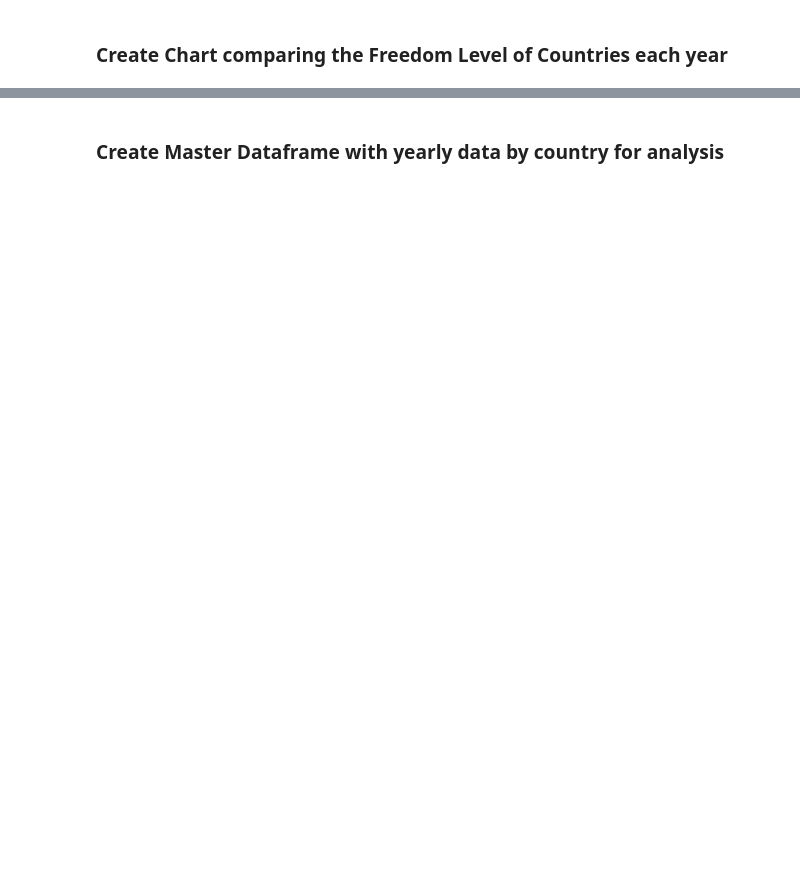
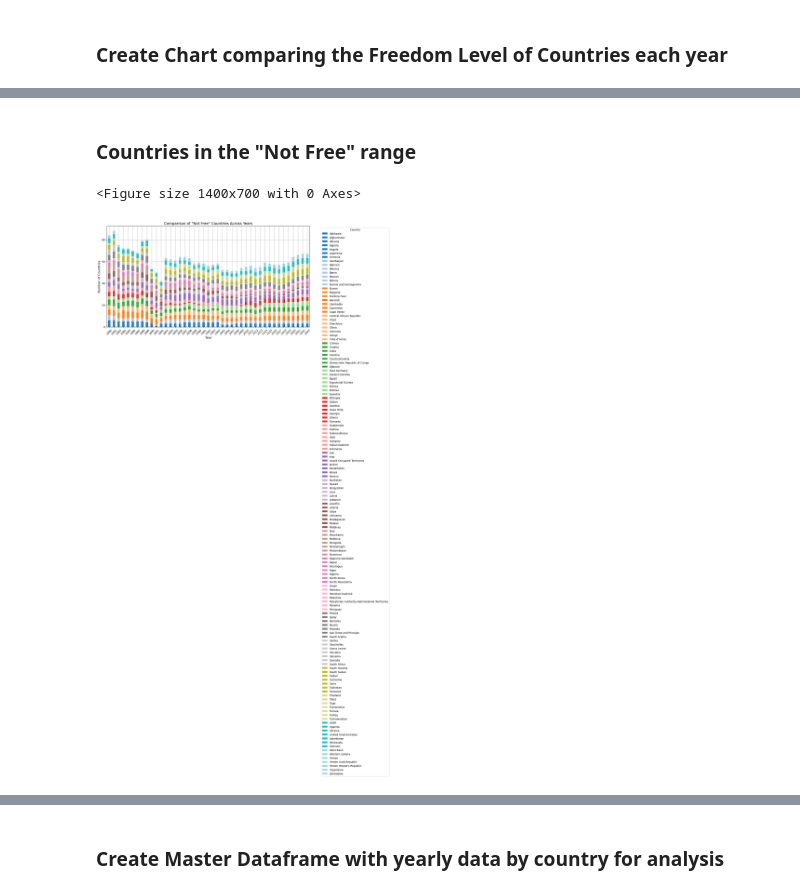
Before and after one commit to jcbritton/Project1_Team2_repo, a Jupyter notebook: kellam_project_code.ipynb, the cells around one changed output, grey strips where cells are left out. Cells and saved outputs as stored; diff of their text form; code cells hidden in the pictures; blank space fills up the shorter version.

```diff
--- a/kellam_project_code.ipynb
+++ b/kellam_project_code.ipynb
@@ -283,0 +286,40 @@ plt.show()
+# %% [markdown]
+### Countries in the "Not Free" range
+# %%
+# Define the mapping from numbers to words
+freedom_level_mapping = {
+    0: 'Not Free',
+    1: 'Free',
+    2: 'Partly Free',
+}
+
+# Filter the DataFrame to include only data from the year 1980 onwards
+regimes_df_filtered = regimes_df[regimes_df['Year'] >= 1980]
+
+# Filter for 'Not Free' countries
+not_free_df = regimes_df_filtered[regimes_df_filtered['Freedom Level'] == 0]
+
+# Group by 'Year' and 'Country' to count occurrences of 'Not Free'
+not_free_counts = not_free_df.groupby(['Year', 'Country']).size().reset_index(name='Count')
+
+# Pivot the data for easier plotting
+pivot_not_free_df = not_free_counts.pivot(index='Year', columns='Country', values='Count').fillna(0)
+
+# Plotting
+plt.figure(figsize=(14, 7))
+
+# Bar plot for each country
+pivot_not_free_df.plot(kind='bar', stacked=True, figsize=(14, 7), cmap='tab20')
+
+# Customizing the plot
+plt.title('Comparison of "Not Free" Countries Across Years', fontsize=14)
+plt.xlabel('Year', fontsize=12)
+plt.ylabel('Number of Countries', fontsize=12)
+plt.xticks(rotation=45)
+plt.legend(title='Country', bbox_to_anchor=(1.05, 1), loc='upper left')
+plt.tight_layout()
+plt.grid(True)
+plt.show()
+# %% [output]
+<Figure size 1400x700 with 0 Axes>
+[figure, added]
```
Also changed, not shown: parts of 15 cells of this notebook, 1 other file.
